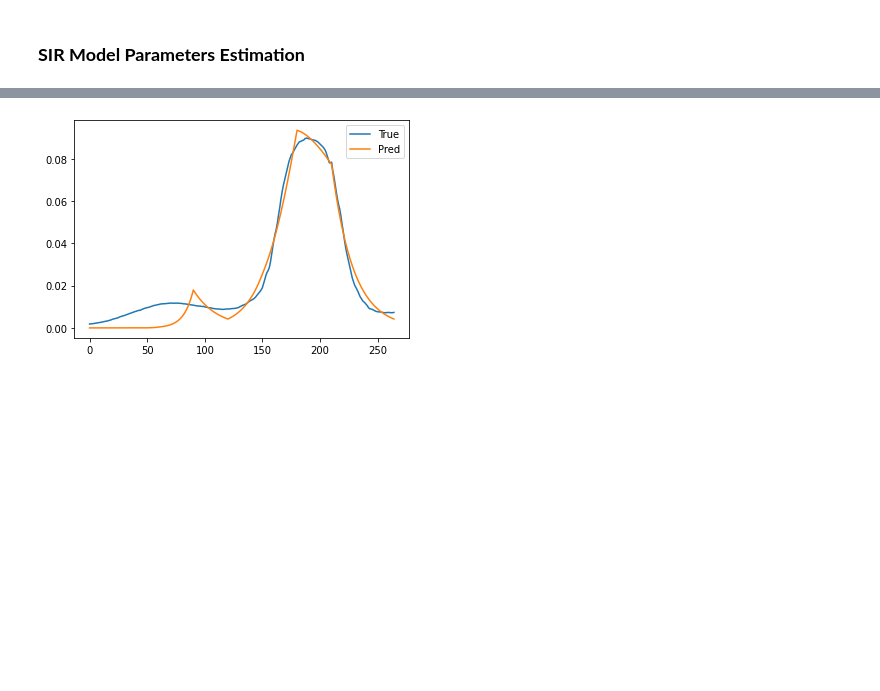
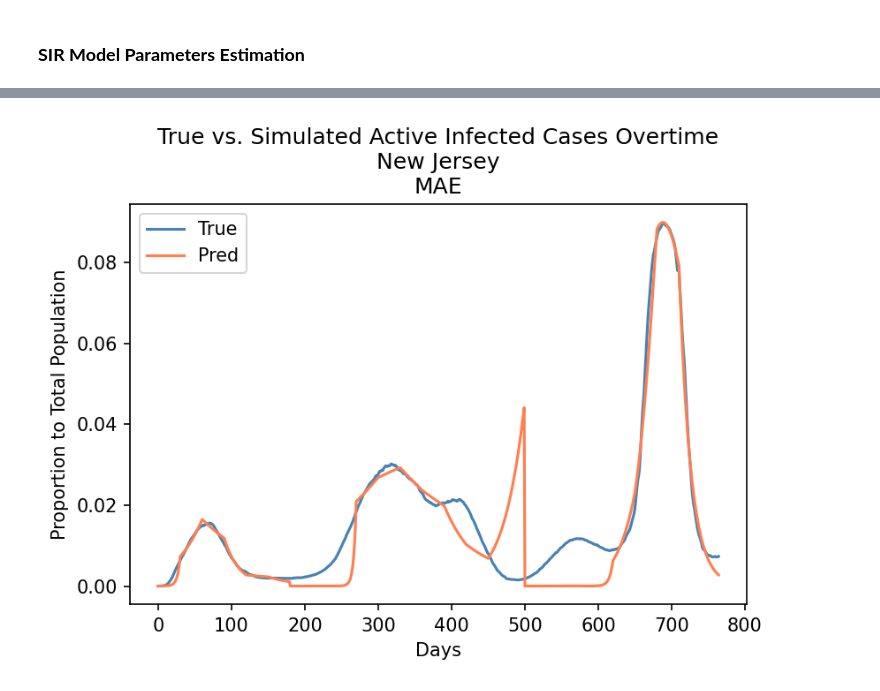
Before and after one commit to cywujeremy/dabp-pandemic-simulation, a Jupyter notebook: nbs/SIR_param_estimation.ipynb, the cells around one changed output, grey strips where cells are left out. Cells and saved outputs as stored; diff of their text form; code cells hidden in the pictures; blank space fills up the shorter version.

```diff
--- a/nbs/SIR_param_estimation.ipynb
+++ b/nbs/SIR_param_estimation.ipynb
@@ -183,7 +190,12 @@ Optimization terminated successfully.
+# %%
+est_param_mae_nj2 = np.abs(optimzer_mae_nj2.x)
+est_r0_mae_nj2 = est_param_mae_nj2[:-1]
+est_gamma = est_param_mae_nj2[-1]
+S_nj2_mae, I_nj2_mae, R_nj2_mae = loss_func(est_param_mae_nj2, NJ_data[time_period[0] + time_period[1]:time_period[0] + time_period[1] + time_period[2]], time_period[2],
+                             mean_absolute_error, 'NJ', False, True)
 # %%
-est_param_period_2 = np.abs(optimzer_mse_nj2.x)
-est_r0_period_2 = est_param_period_2[:-1]
-est_gamma = est_param_period_2[-1]
-S_p2, I_p2, R_p2 = loss_func(est_param_period_2, NJ_data[time_period[0] + time_period[1]:time_period[0] + time_period[1] + time_period[2]], time_period[2], mean_squared_error, 'NJ', True, True)
+est_param_mse_nj2 = np.abs(optimzer_mse_nj2.x)
+est_r0_mse_nj2 = est_param_mse_nj2[:-1]
+est_gamma = est_param_mse_nj2[-1]
+S_nj2_mse, I_nj2_mse, R_nj2_mse = loss_func(est_param_mse_nj2, NJ_data[time_period[0] + time_period[1]:time_period[0] + time_period[1] + time_period[2]], time_period[2],
+                             mean_squared_error, 'NJ', False, True)
-# %% [output]
-[figure, removed]
@@ -194,0 +202,5 @@ est_r0 = np.concatenate((est_r0_period_0, est_r0_period_1, est_r0_period_2))
+# %%
+S_nj_mae = np.concatenate((S_nj0_mae, S_nj1_mae, S_nj2_mae))
+I_nj_mae = np.concatenate((I_nj0_mae, I_nj1_mae, I_nj2_mae))
+R_nj_mae = np.concatenate((R_nj0_mae, R_nj1_mae, R_nj2_mae))
+est_r0_nj_mae = np.concatenate((est_r0_mae_nj0, est_r0_mae_nj1, est_r0_mae_nj2))
@@ -194,0 +212,11 @@ est_r0 = np.concatenate((est_r0_period_0, est_r0_period_1, est_r0_period_2))
+# %%
+fig, ax = plt.subplots(dpi=150)
+ax.plot(range(len(I_nj_mse)), NJ_data[:-1], label="True", color='steelblue', alpha=1)
+ax.plot(range(len(I_nj_mae)), I_nj_mae / N_NJ, label="Pred", color='coral')
+plt.xlabel("Days")
+plt.ylabel("Proportion to Total Population")
+plt.title("True vs. Simulated Active Infected Cases Overtime\nNew Jersey\nMAE")
+plt.legend()
+plt.show()
+# %% [output]
+[figure, added]
```
Also changed, not shown: parts of 22 cells of this notebook.
